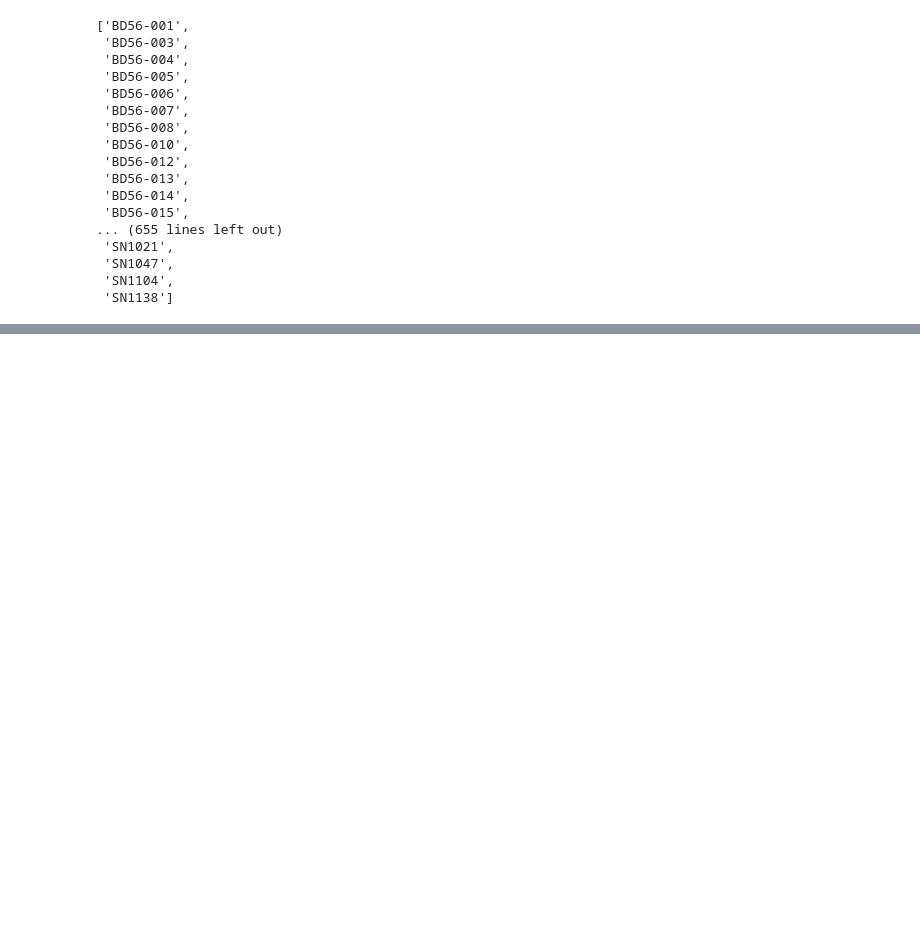
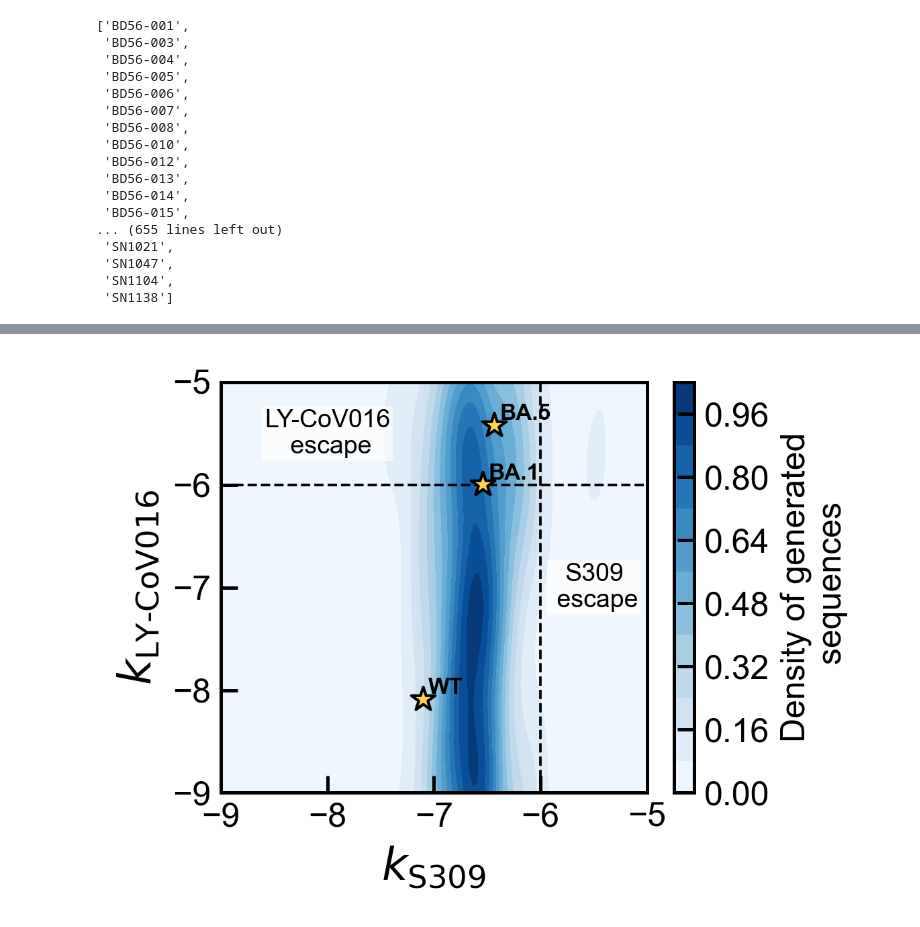
Before and after one commit to m-huot/ESCAPE_MAP_DRAFT, a Jupyter notebook: generative/ab_resilience.ipynb, the cells around one changed output, grey strips where cells are left out. Cells and saved outputs as stored; diff of their text form; code cells hidden in the pictures; blank space fills up the shorter version.

```diff
--- a/generative/ab_resilience.ipynb
+++ b/generative/ab_resilience.ipynb
@@ -231,0 +348,77 @@ Excluded antibodies (D614G IC50==10.0): 1761
+# %%
+import numpy as np
+import matplotlib.pyplot as plt
+
+# --- pick columns for S309 and LY-CoV016 (case/sep robust) ---
+def _find_key(keys, target):
+    t = target.lower().replace("-", "").replace("_", "")
+    for i, k in enumerate(keys):
+        kk = k.lower().replace("-", "").replace("_", "")
+        if kk == t:
+            return i
+    raise KeyError(f"Antibody '{target}' not found in: {keys}")
+
+ix_s309 = _find_key(ab_names, "S309")
+ix_ly16 = _find_key(ab_names, "LY-CoV016")
+
+x = log_kd_values[:, ix_s309]
+y = log_kd_values[:, ix_ly16]
+
+xlim = (-9, -5)
+ylim = (-9, -5)
+
+fig, ax = plt.subplots(figsize=(4, 3))
+
+# --- KDE density (smooth like your figure) ---
+try:
+    from scipy.stats import gaussian_kde
+    values = np.vstack([x, y])
+    kde = gaussian_kde(values)
+    xx, yy = np.meshgrid(np.linspace(*xlim, 200), np.linspace(*ylim, 200))
+    zz = kde(np.vstack([xx.ravel(), yy.ravel()])).reshape(xx.shape)
+    zz = zz / zz.max()
+    cntr = ax.contourf(xx, yy, zz, levels=12, cmap="Blues")
+except Exception:
+    cntr = ax.hist2d(x, y, bins=60, range=[xlim, ylim], cmap="Blues", density=True)[3]
+
+# colorbar
+cbar = fig.colorbar(cntr, ax=ax)
+cbar.set_label("Density of generated\n sequences", fontsize=12)
+
+# axes labels and limits
+ax.set_xlabel(r"$k_{\mathrm{S309}}$")
+ax.set_ylabel(r"$k_{\mathrm{LY\text{-}CoV016}}$")
+ax.set_xlim(*xlim)
+ax.set_ylim(*ylim)
+
+# ticks every unit
+ax.set_xticks(np.arange(xlim[0], xlim[1] + 1, 1))
+ax.set_yticks(np.arange(ylim[0], ylim[1] + 1, 1))
+
+# dashed guide lines at -6
+ax.axvline(-6, ls="--", lw=0.9, color="black")
+ax.axhline(-6, ls="--", lw=0.9, color="black")
+
+# region labels
+ax.text(-8.0, -5.5, "LY-CoV016\n escape", fontsize=9,
+        ha="center", va="center",
+        bbox=dict(facecolor="white", edgecolor="none", alpha=0.7, pad=1.0))
+ax.text(-5.5, -7.0, "S309\n escape", fontsize=9,
+        ha="center", va="center",
+        bbox=dict(facecolor="white", edgecolor="none", alpha=0.7, pad=1.0))
+
+# VOC points
+for name, (vx, vy) in voc_points.items():
+    ax.scatter(vx, vy, marker="*", s=80, edgecolor="black", facecolor="#FFD54F", zorder=3)
+    ax.text(vx+0.05, vy+0.05, name, fontsize=8, weight="bold",
+            bbox=dict(facecolor="none", edgecolor="none", alpha=0.8, pad=1.5))
+# smaller tick labels on axes
+ax.tick_params(axis="both", which="both", labelsize=12)
+
+# smaller tick labels on the colorbar
+cbar.ax.tick_params(labelsize=12)
+
+fig.tight_layout()
+plt.show()
+# %% [output]
+[figure, added]
```
Also changed, not shown: parts of 12 cells of this notebook, 35 other files.
